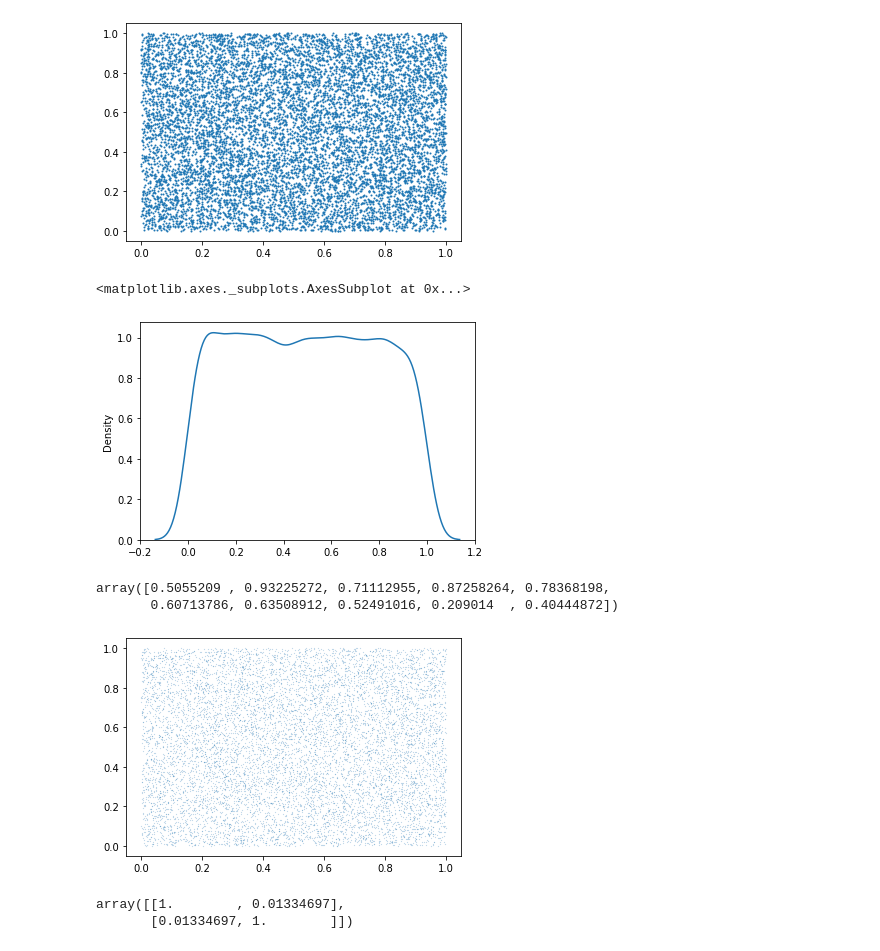
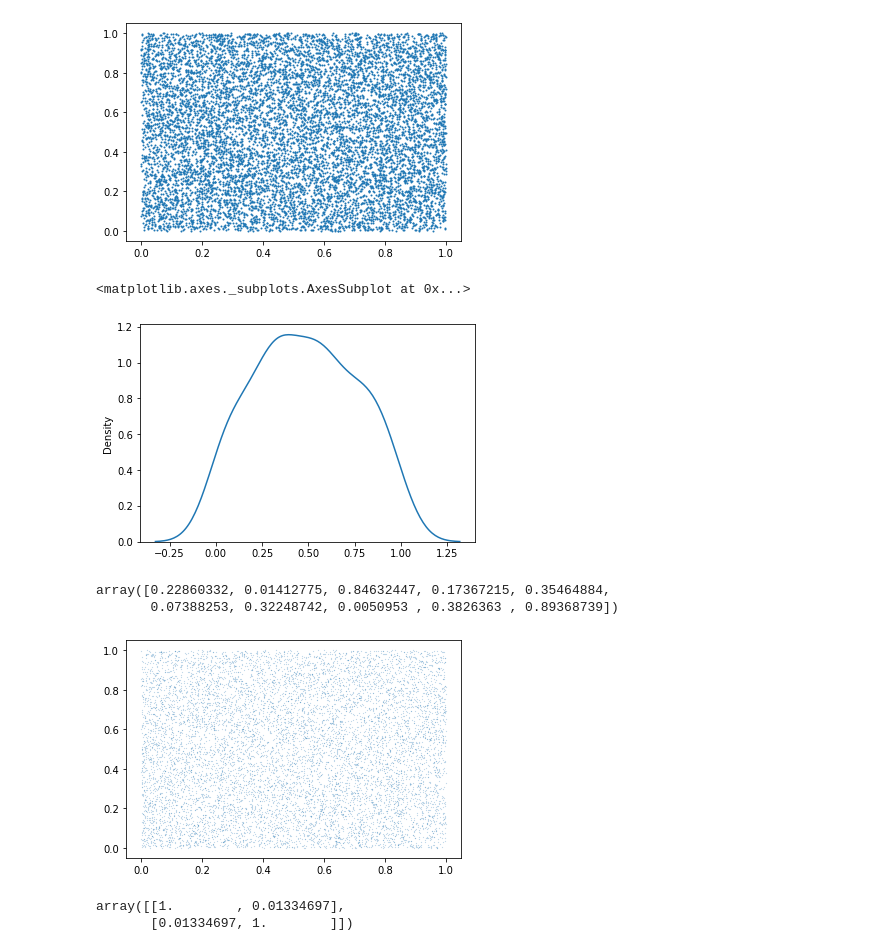
Before and after one commit to Rupesh0Poudel/Numerical_Introductory_Seminar, a Jupyter notebook: Random_Numbers.ipynb, the cells around one changed output. Cells and saved outputs as stored; diff of their text form; code cells hidden in the pictures.

```diff
--- a/Random_Numbers.ipynb
+++ b/Random_Numbers.ipynb
@@ -171,22 +171,22 @@ len(U3)
 # %%
 #Random number using the numpy command
 U4 = []
 np.random.seed(10)
-U4 = np.random.uniform(0,1,10**4)
+U4 = np.random.uniform(0,1,100)
 sns.kdeplot(U4)
 # 10 million observation for numpy and kdeplot took 1 minutes 11 seconds
 # %% [output]
 <matplotlib.axes._subplots.AxesSubplot at 0x...>
-[figure, old version]
+[figure, new version]
 # %%
 # Scatterplot for numpy default uniform random number generator
 plt.scatter(U4[1:10**4-1], U4[2:10**4], s=0.01 )
 U4[9990:10000]
 # s sets the size of the dots.thicker dots may fill the space, and not for the reason we want
 # %% [output]
-array([0.5055209 , 0.93225272, 0.71112955, 0.87258264, 0.78368198,
-       0.60713786, 0.63508912, 0.52491016, 0.209014  , 0.40444872])
+array([0.22860332, 0.01412775, 0.84632447, 0.17367215, 0.35464884,
+       0.07388253, 0.32248742, 0.0050953 , 0.3826363 , 0.89368739])
-[figure, old version]
+[figure, new version]
 # %%
 plt.scatter(U2, U3, s = 1)
 np.corrcoef(U2,U3)
```
Also changed, not shown: parts of 19 cells of this notebook.
